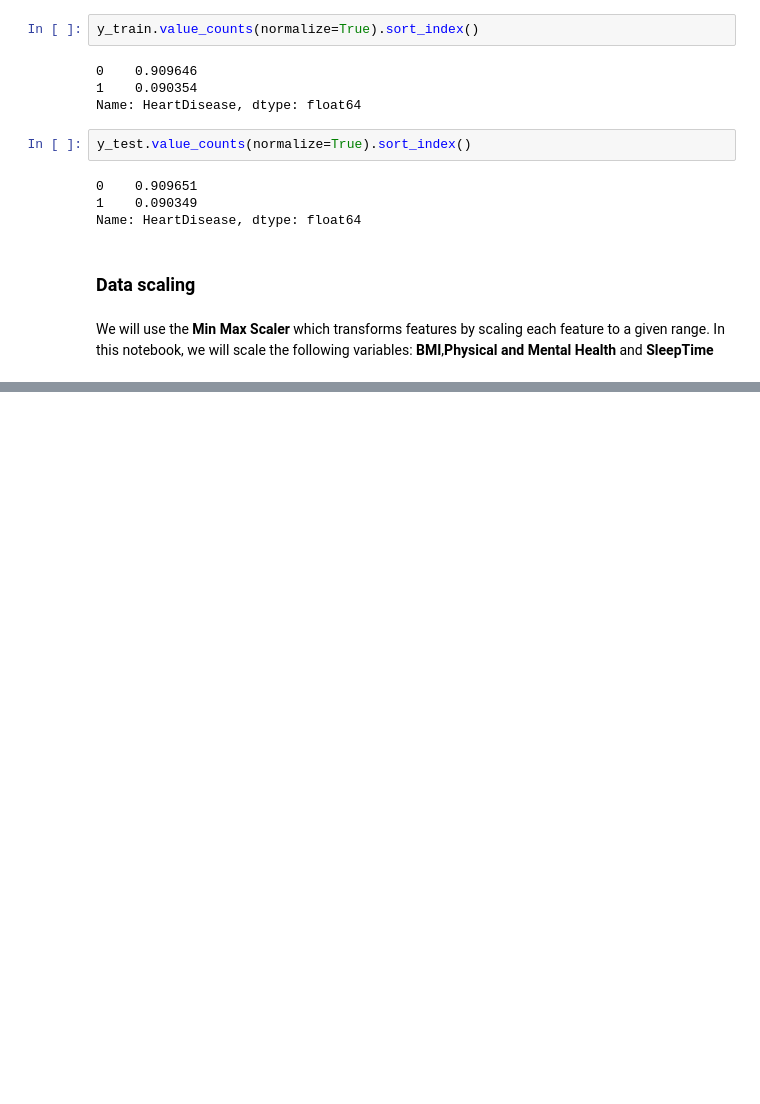
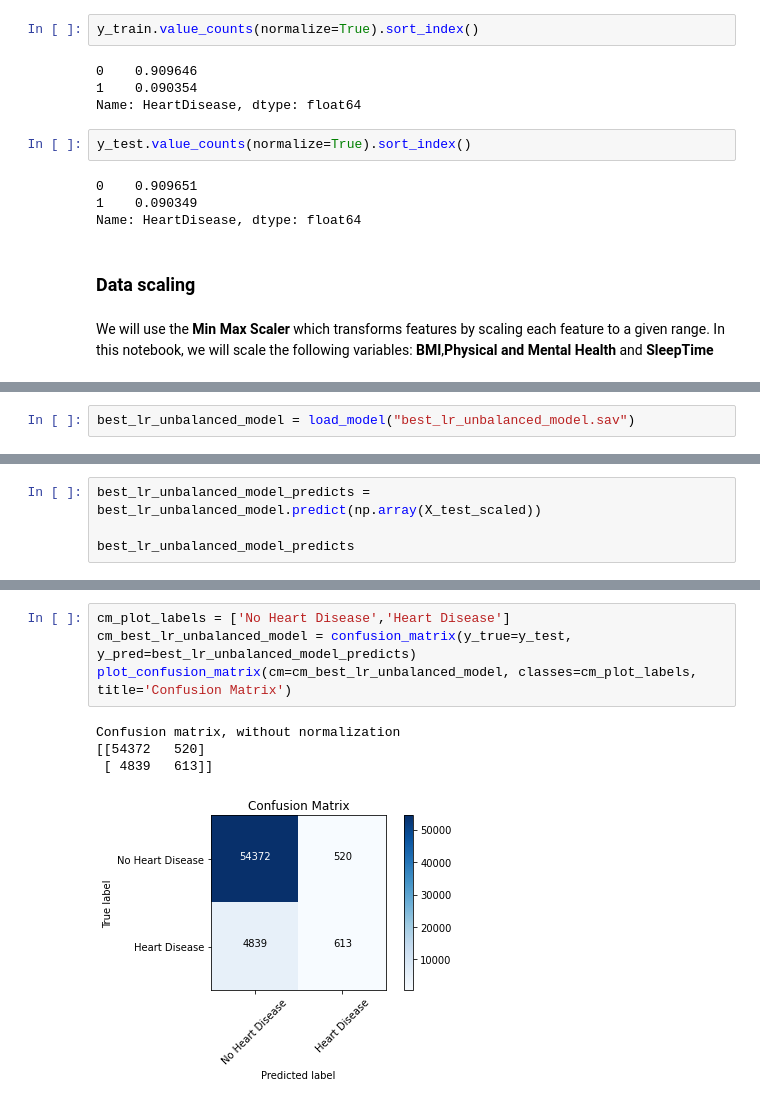
Before and after one commit to sumitkumarjethani/aprendizaje-automatico-IBM, a Jupyter notebook: Supervised Machine Learning (Classification)/notebooks/Final Project.ipynb, the cells around one changed output, grey strips where cells are left out. Cells and saved outputs as stored; diff of their text form; blank space fills up the shorter version.

```diff
--- a/Supervised Machine Learning (Classification)/notebooks/Final Project.ipynb
+++ b/Supervised Machine Learning (Classification)/notebooks/Final Project.ipynb
@@ -622,0 +861,2 @@ We will use the **Min Max Scaler** which transforms features by scaling each fea
+# %%
+best_lr_unbalanced_model = load_model("best_lr_unbalanced_model.sav")
@@ -622,0 +869,4 @@ We will use the **Min Max Scaler** which transforms features by scaling each fea
+# %%
+best_lr_unbalanced_model_predicts = best_lr_unbalanced_model.predict(np.array(X_test_scaled))
+
+best_lr_unbalanced_model_predicts
@@ -622,0 +881,9 @@ We will use the **Min Max Scaler** which transforms features by scaling each fea
+# %%
+cm_plot_labels = ['No Heart Disease','Heart Disease']
+cm_best_lr_unbalanced_model = confusion_matrix(y_true=y_test, y_pred=best_lr_unbalanced_model_predicts)
+plot_confusion_matrix(cm=cm_best_lr_unbalanced_model, classes=cm_plot_labels, title='Confusion Matrix')
+# %% [output]
+Confusion matrix, without normalization
+[[54372   520]
+ [ 4839   613]]
+[figure, added]
```
Also changed, not shown: parts of 105 cells of this notebook, 14 other files.
